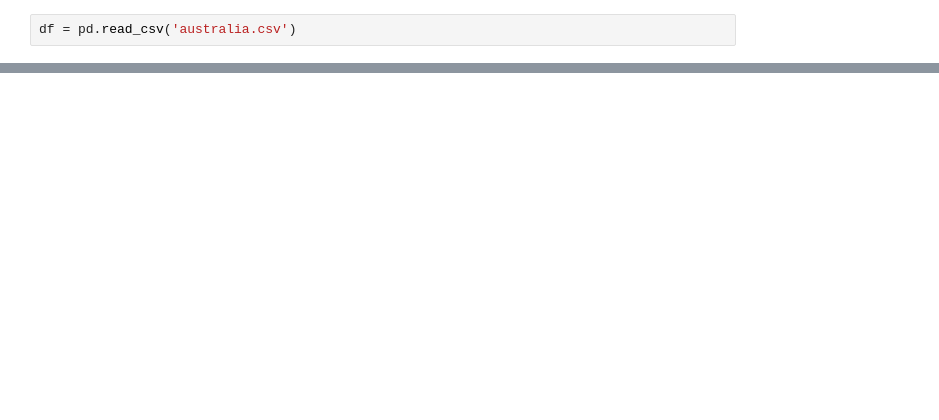
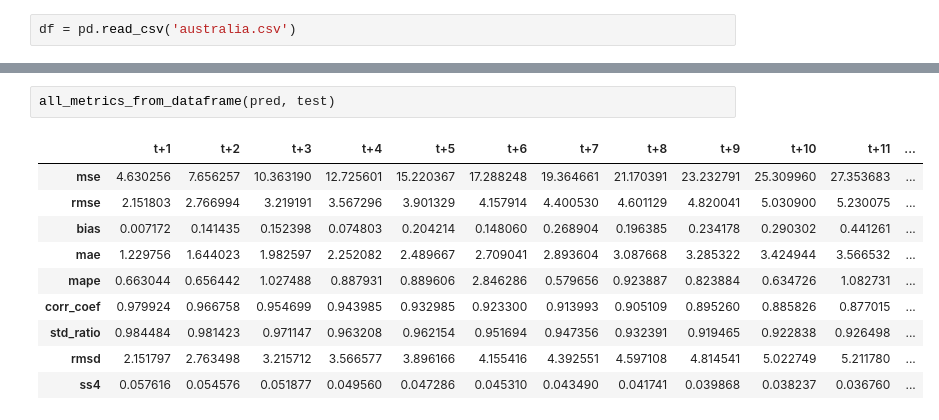
Before and after one commit to vitorp4/Data-Science, a Jupyter notebook: Regressão com MLP (serie temporal)/MLP (time series).ipynb, the cells around one changed output, grey strips where cells are left out. Drawn from its saved outputs; the diff is of its cells as text; blank space fills up the shorter version.

```diff
--- a/Regressão com MLP (serie temporal)/MLP (time series).ipynb
+++ b/Regressão com MLP (serie temporal)/MLP (time series).ipynb
@@ -80,2 +65,15 @@ all_metrics_from_dataframes(pred, Y_test)
+# %%
+all_metrics_from_dataframe(pred, test)
+# %% [output]
+|  | t+1 | t+2 | t+3 | t+4 | t+5 | t+6 | t+7 | t+8 | t+9 | t+10 | t+11 | ... |
+| mse | 4.630256 | 7.656257 | 10.363190 | 12.725601 | 15.220367 | 17.288248 | 19.364661 | 21.170391 | 23.232791 | 25.309960 | 27.353683 | ... |
+| rmse | 2.151803 | 2.766994 | 3.219191 | 3.567296 | 3.901329 | 4.157914 | 4.400530 | 4.601129 | 4.820041 | 5.030900 | 5.230075 | ... |
+| bias | 0.007172 | 0.141435 | 0.152398 | 0.074803 | 0.204214 | 0.148060 | 0.268904 | 0.196385 | 0.234178 | 0.290302 | 0.441261 | ... |
+| mae | 1.229756 | 1.644023 | 1.982597 | 2.252082 | 2.489667 | 2.709041 | 2.893604 | 3.087668 | 3.285322 | 3.424944 | 3.566532 | ... |
+| mape | 0.663044 | 0.656442 | 1.027488 | 0.887931 | 0.889606 | 2.846286 | 0.579656 | 0.923887 | 0.823884 | 0.634726 | 1.082731 | ... |
+| corr_coef | 0.979924 | 0.966758 | 0.954699 | 0.943985 | 0.932985 | 0.923300 | 0.913993 | 0.905109 | 0.895260 | 0.885826 | 0.877015 | ... |
+| std_ratio | 0.984484 | 0.981423 | 0.971147 | 0.963208 | 0.962154 | 0.951694 | 0.947356 | 0.932391 | 0.919465 | 0.922838 | 0.926498 | ... |
+| rmsd | 2.151797 | 2.763498 | 3.215712 | 3.566577 | 3.896166 | 4.155416 | 4.392551 | 4.597108 | 4.814541 | 5.022749 | 5.211780 | ... |
+| ss4 | 0.057616 | 0.054576 | 0.051877 | 0.049560 | 0.047286 | 0.045310 | 0.043490 | 0.041741 | 0.039868 | 0.038237 | 0.036760 | ... |
 # %%
 for h in range(1,HORIZONS+1):
```
Also changed, not shown: parts of 10 cells of this notebook, 3 other files.
